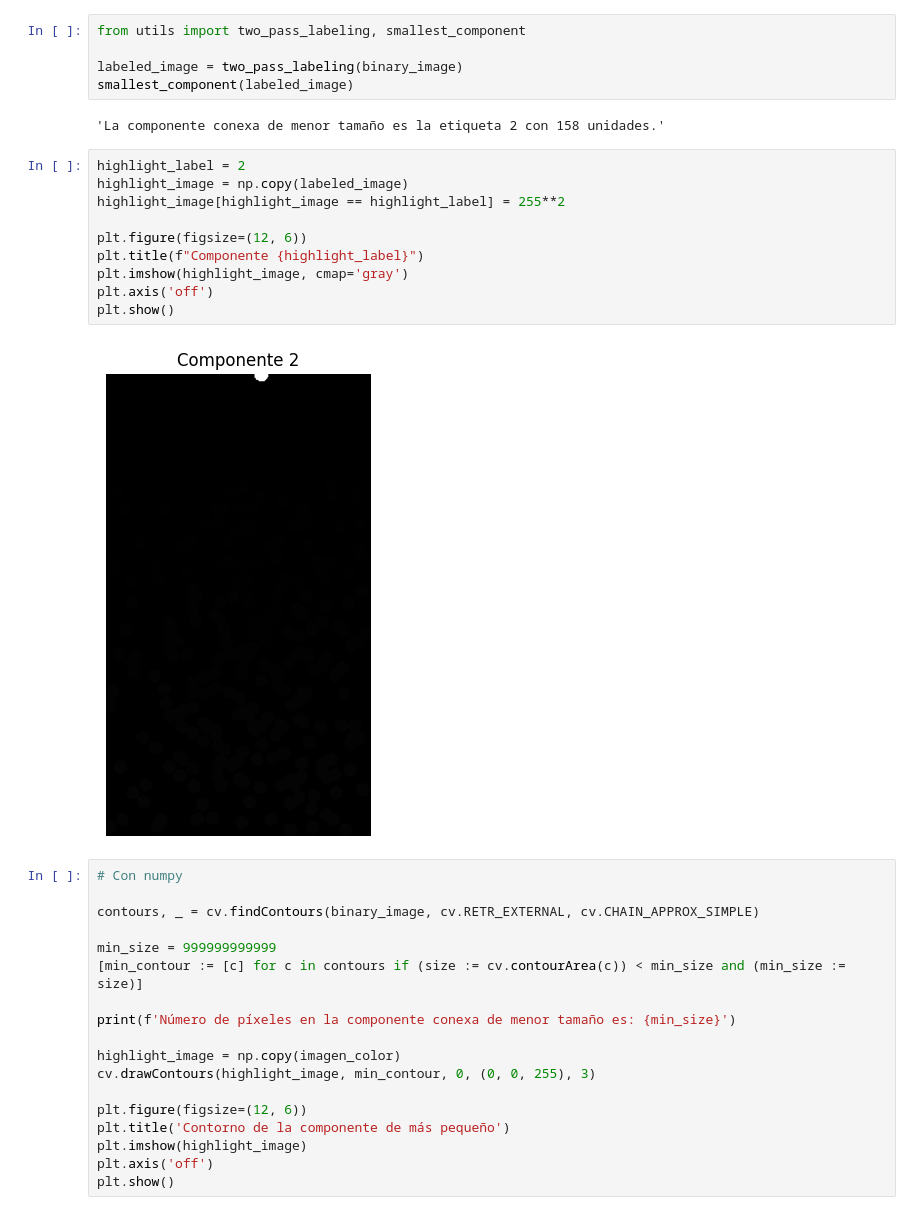
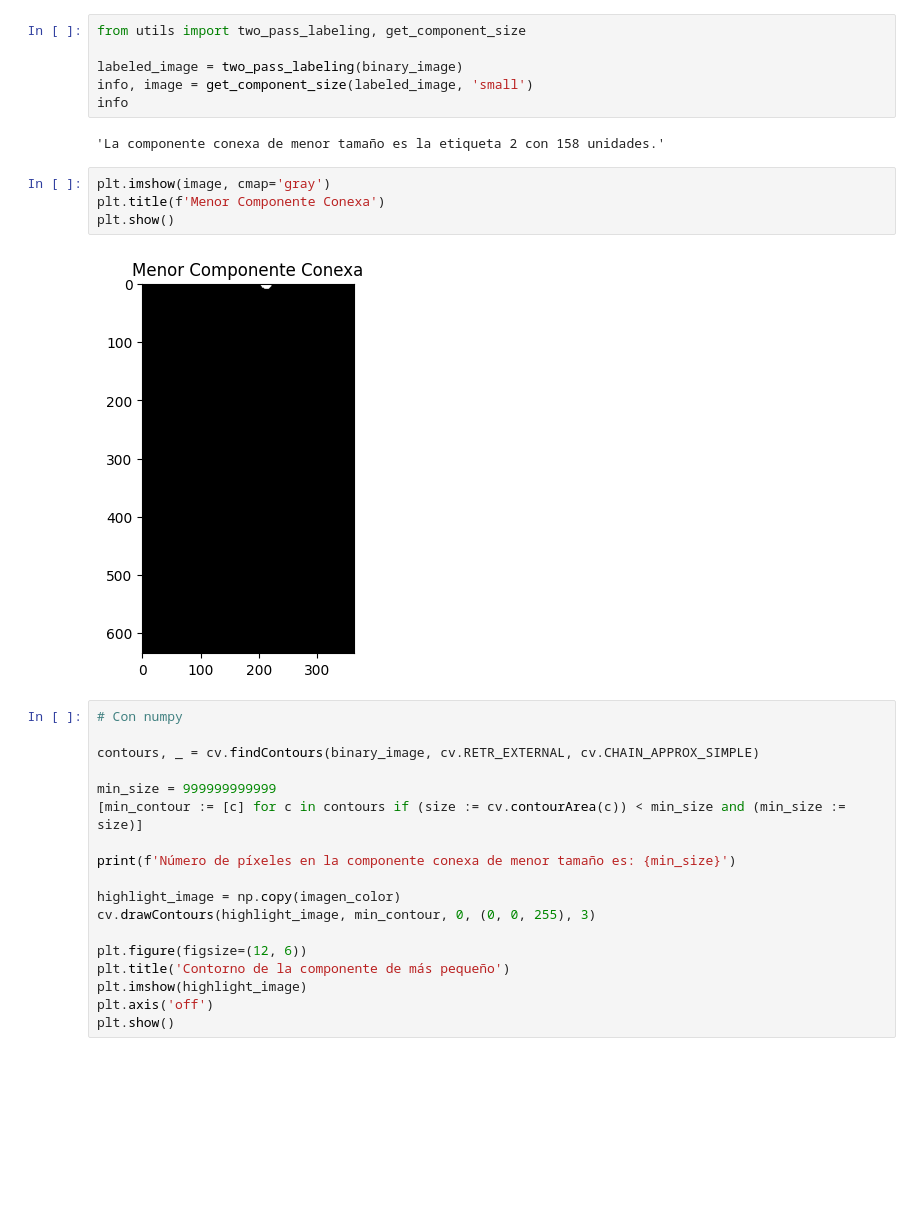
Before and after one commit to MGonza20/Lab01_VC_UVG, a Jupyter notebook: lab1.ipynb, the cells around one changed output. Drawn from its saved outputs; the diff is of its cells as text; blank space fills up the shorter version.

```diff
--- a/lab1.ipynb
+++ b/lab1.ipynb
@@ -24,24 +24,19 @@ plt.show()
 # %% [output]
 [figure]
 # %%
-from utils import two_pass_labeling, smallest_component
+from utils import two_pass_labeling, get_component_size
 
 labeled_image = two_pass_labeling(binary_image)
-smallest_component(labeled_image)
+info, image = get_component_size(labeled_image, 'small')
+info
 # %% [output]
 'La componente conexa de menor tamaño es la etiqueta 2 con 158 unidades.'
-# %%
-highlight_label = 2
-highlight_image = np.copy(labeled_image)
-highlight_image[highlight_image == highlight_label] = 255**2
-
-plt.figure(figsize=(12, 6))
-plt.title(f"Componente {highlight_label}")
-plt.imshow(highlight_image, cmap='gray')
-plt.axis('off')
-plt.show()
-# %% [output]
-[figure, removed]
+# %%
+plt.imshow(image, cmap='gray')
+plt.title(f'Menor Componente Conexa')
+plt.show()
+# %% [output]
+[figure, added]
 # %%
 # Con numpy
 
```
Also changed, not shown: parts of 1 cell of this notebook, 1 other file.
